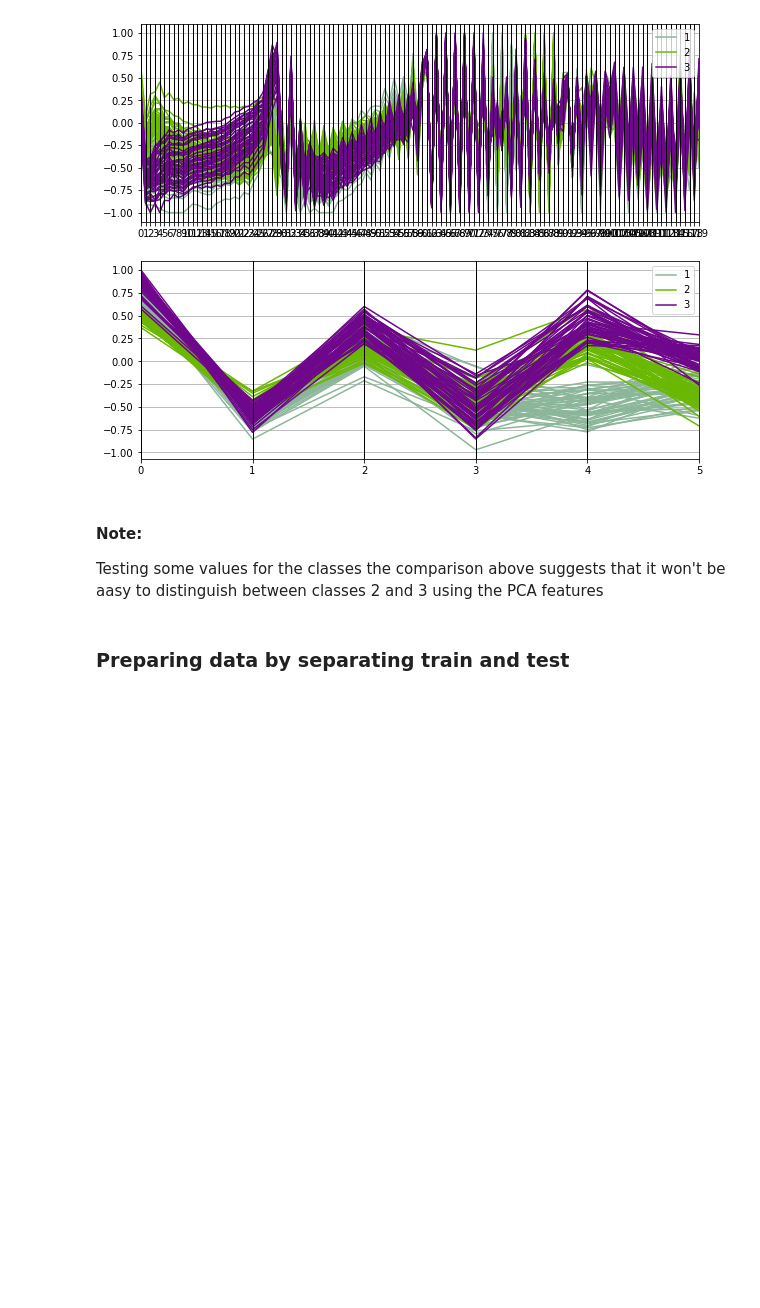
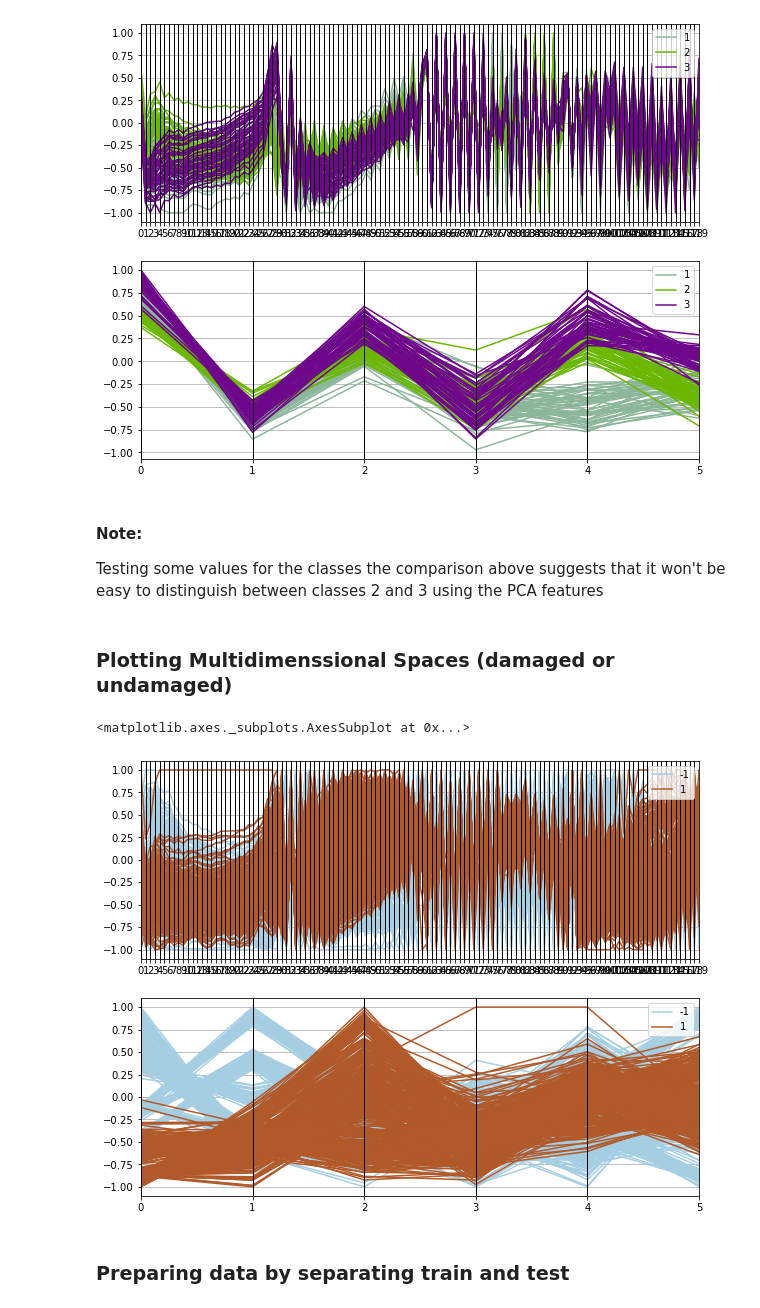
Before and after one commit to felipecostapereira/Task_02_PCA_LinearModels, a Jupyter notebook: task02.ipynb, the cells around one changed output. Saved outputs shown, nothing was run; the diff lists cells and outputs as text; code cells hidden in the pictures; blank space fills up the shorter version.

```diff
--- a/task02.ipynb
+++ b/task02.ipynb
@@ -213,6 +247,19 @@ pd.plotting.parallel_coordinates(dfx2_label[dfx2_label['label']<=3], 'label')
 [figure]
 # %% [markdown]
 #### Note:
-Testing some values for the classes the comparison above suggests that it won't be aasy to distinguish between classes 2 and 3 using the PCA features
+Testing some values for the classes the comparison above suggests that it won't be easy to distinguish between classes 2 and 3 using the PCA features
+# %% [markdown]
+### Plotting Multidimenssional Spaces (damaged or undamaged)
+# %%
+plt.figure(figsize=(10,8))
+plt.subplot(211)
+# pd.plotting.parallel_coordinates(dfx1_label, 'label')
+pd.plotting.parallel_coordinates(dfx1_label.loc[:, dfx1_label.columns != 'label'], 'stateCondition', colormap=plt.get_cmap('Paired'))
+plt.subplot(212)
+# pd.plotting.parallel_coordinates(dfx2_label, 'label')
+pd.plotting.parallel_coordinates(dfx2_label.loc[:, dfx2_label.columns != 'label'], 'stateCondition', colormap=plt.get_cmap('Paired'))
+# %% [output]
+<matplotlib.axes._subplots.AxesSubplot at 0x...>
+[figure, added]
 # %% [markdown]
 ### Preparing data by separating train and test
```
Also changed, not shown: parts of 17 cells of this notebook.
